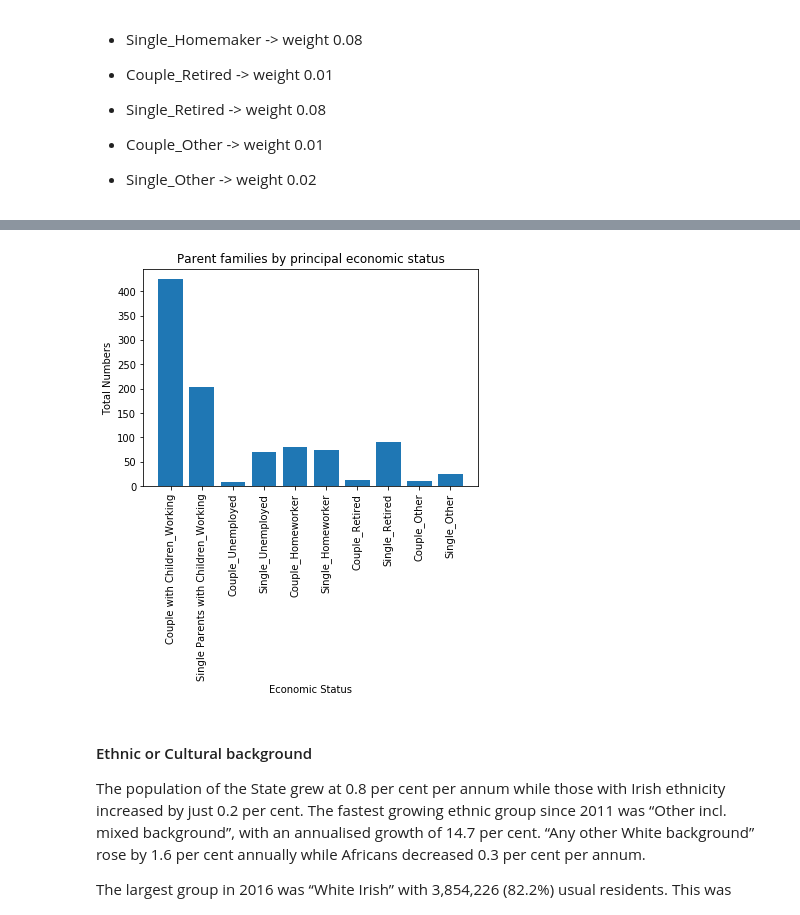
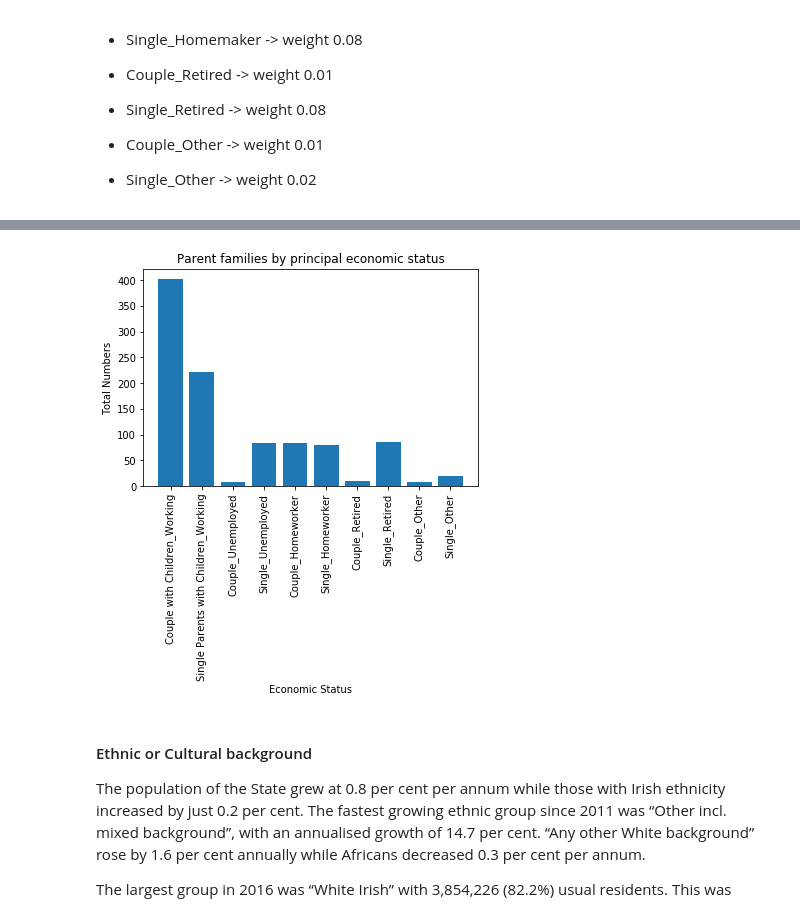
Before and after one commit to HenkT28/Programming_For_Data_Analysis_Project, a Jupyter notebook: Programming_For_Data_Analysis_Project.ipynb, the cells around one changed output, grey strips where cells are left out. Cells and saved outputs as stored; diff of their text form; code cells hidden in the pictures.

```diff
--- a/Programming_For_Data_Analysis_Project.ipynb
+++ b/Programming_For_Data_Analysis_Project.ipynb
@@ -778,26 +778,26 @@ Frequency of unique values of Family array:
 # %%
 # Create Family list - 10 groups
 # Barchart with vertical labels in python/matplotlib [52] - plt.xticks(rotation='vertical') or plt.xticks(rotation=90)
-number_family = [425, 204, 9, 70, 81, 74, 12, 90, 11, 24]
+number_family = [402, 222, 7, 83, 84, 79, 10, 86, 8, 19]
 
 # Order of operations
 barchart_family = ('Couple with Children_Working', 'Single Parents with Children_Working', 'Couple_Unemployed', 'Single_Unemployed', 'Couple_Homeworker', 'Single_Homeworker', 'Couple_Retired', 'Single_Retired', 'Couple_Other', 'Single_Other')
 
 # Create bar names
 y_pos = np.arange(len(barchart_family))
 plt.bar(y_pos, number_family)
 
 # Create names on the x-axis
 plt.xticks(y_pos, barchart_family, rotation='vertical')
 plt.xlabel('Economic Status', fontweight='normal', color = 'black')
 
 # Create names on the y-axis
 plt.ylabel("Total Numbers")
 plt.title("Parent families by principal economic status")
 
 plt.show()
 # %% [output]
-[figure, old version]
+[figure, new version]
 # %% [markdown]
 #### Ethnic or Cultural background
 
```
Also changed, not shown: parts of 78 cells of this notebook.
